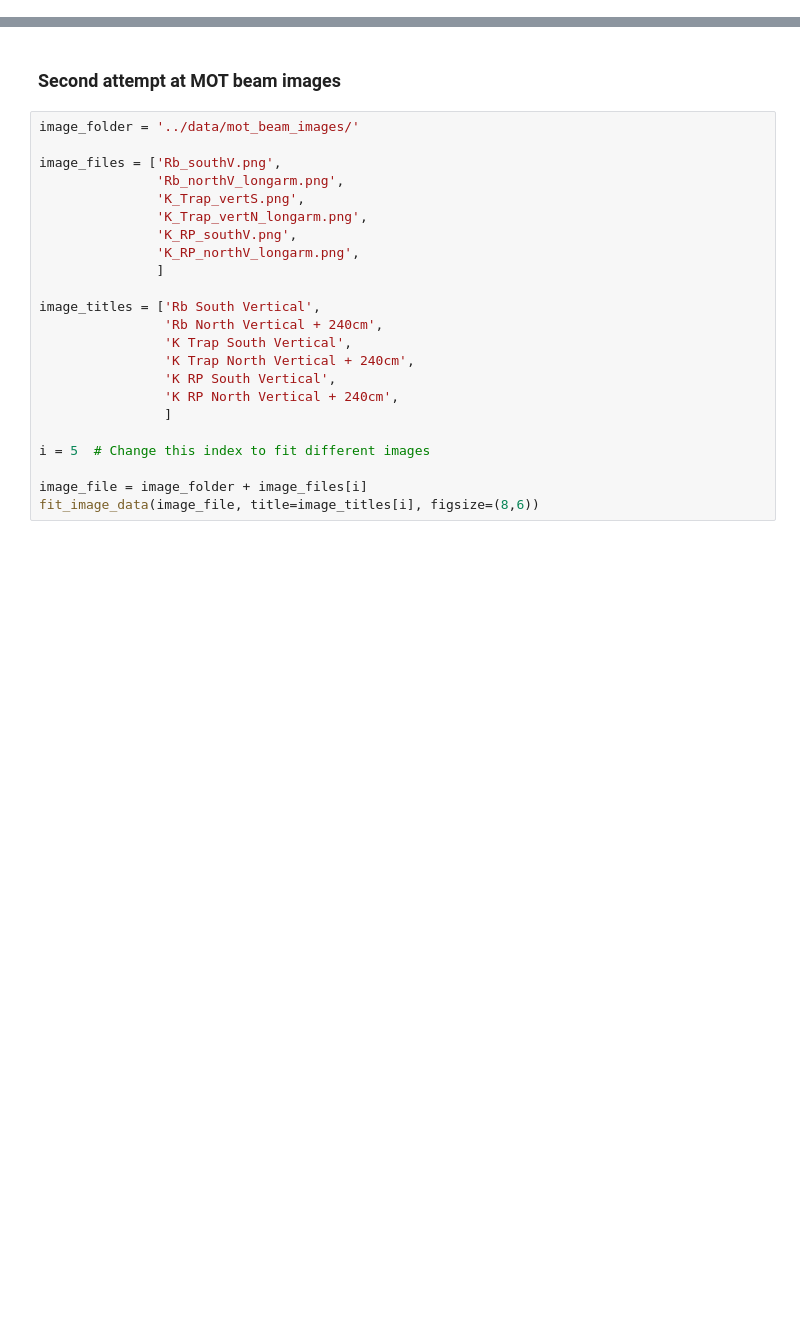
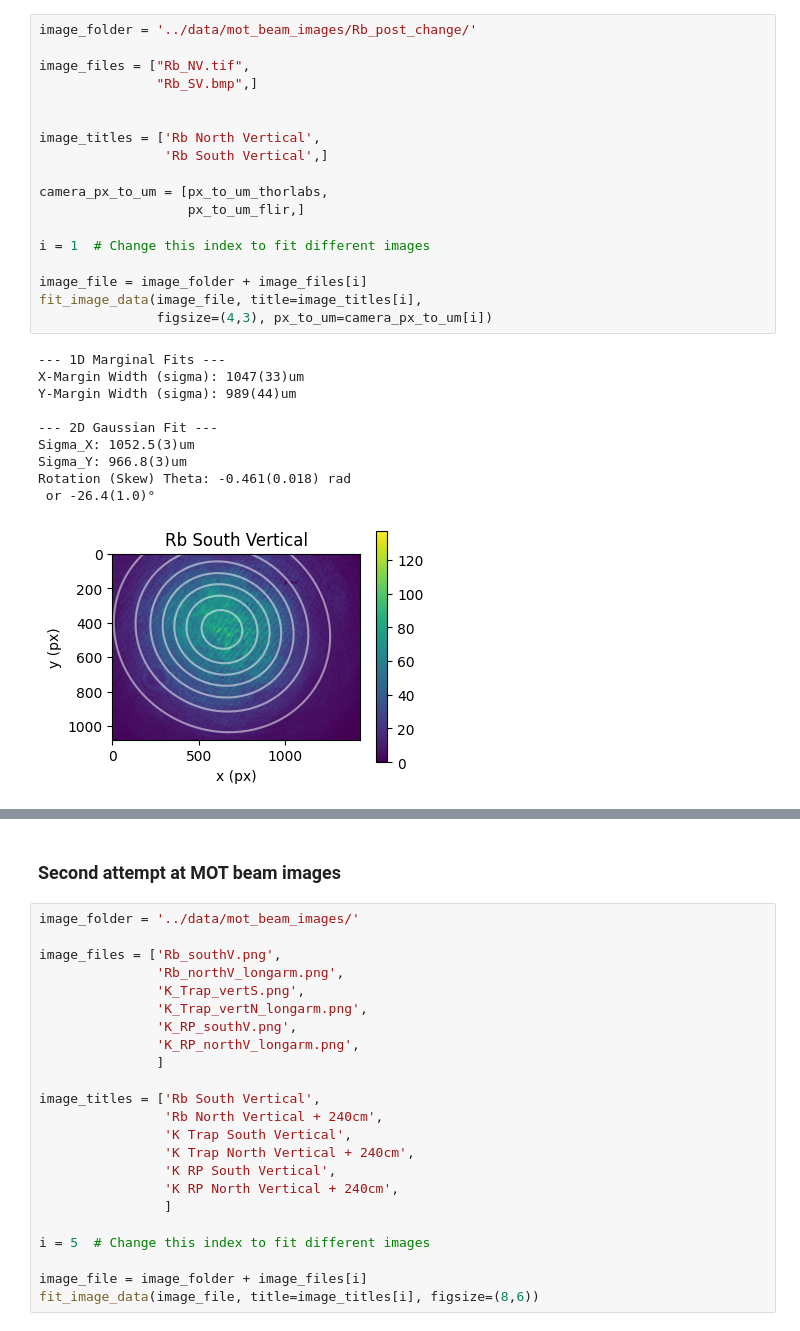
Before and after one commit to colinjdale/ChiPyLab, a Jupyter notebook: examples/beam_fitter.ipynb, the cells around one changed output, grey strips where cells are left out. Drawn from its saved outputs; the diff is of its cells as text; blank space fills up the shorter version.

```diff
--- a/examples/beam_fitter.ipynb
+++ b/examples/beam_fitter.ipynb
@@ -76,0 +128,29 @@ def fit_image_data(image_path, title='', figsize=(4,3)):
+# %%
+image_folder = '../data/mot_beam_images/Rb_post_change/'
+
+image_files = ["Rb_NV.tif",
+               "Rb_SV.bmp",]
+
+
+image_titles = ['Rb North Vertical',
+                'Rb South Vertical',]
+
+camera_px_to_um = [px_to_um_thorlabs,
+                   px_to_um_flir,]
+
+i = 1  # Change this index to fit different images
+
+image_file = image_folder + image_files[i]
+fit_image_data(image_file, title=image_titles[i],
+               figsize=(4,3), px_to_um=camera_px_to_um[i])
+# %% [output]
+--- 1D Marginal Fits ---
+X-Margin Width (sigma): 1047(33)um
+Y-Margin Width (sigma): 989(44)um
+
+--- 2D Gaussian Fit ---
+Sigma_X: 1052.5(3)um
+Sigma_Y: 966.8(3)um
+Rotation (Skew) Theta: -0.461(0.018) rad
+ or -26.4(1.0)°
+[figure, added]
```
Also changed, not shown: parts of 7 cells of this notebook, 15 other files.
